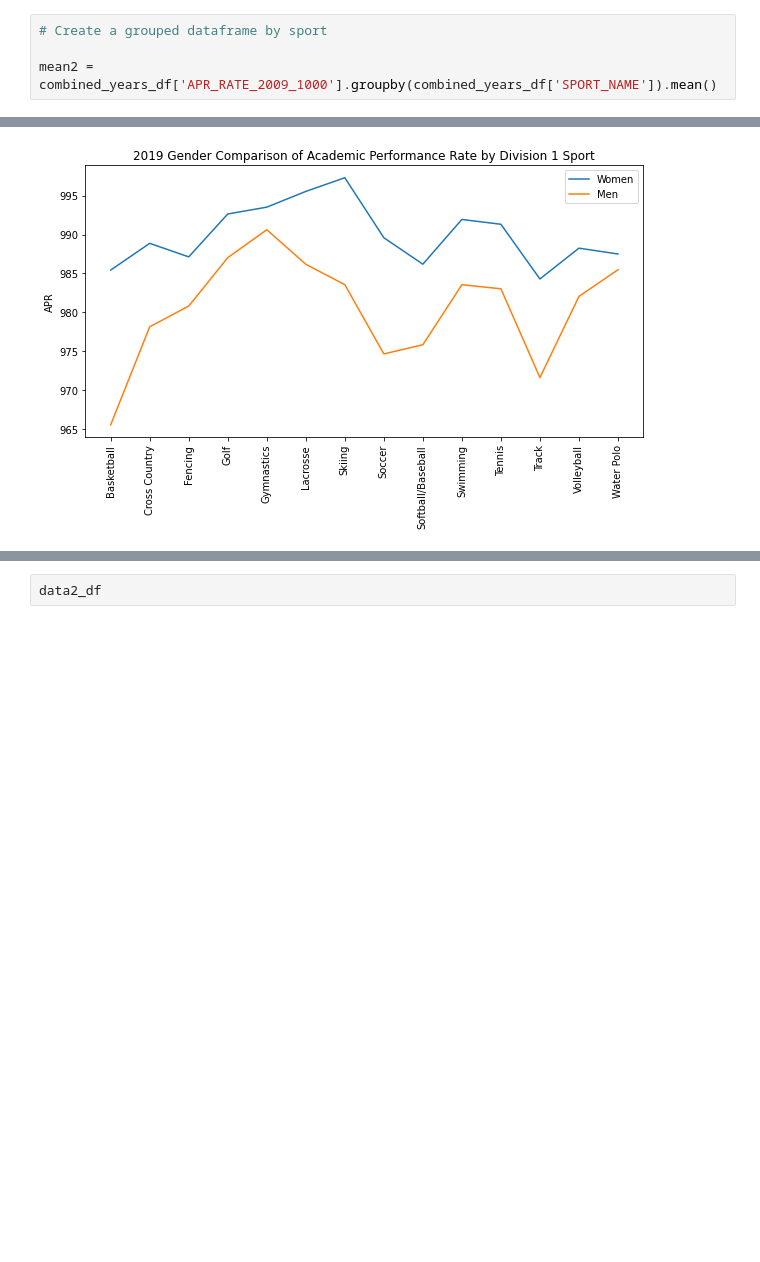
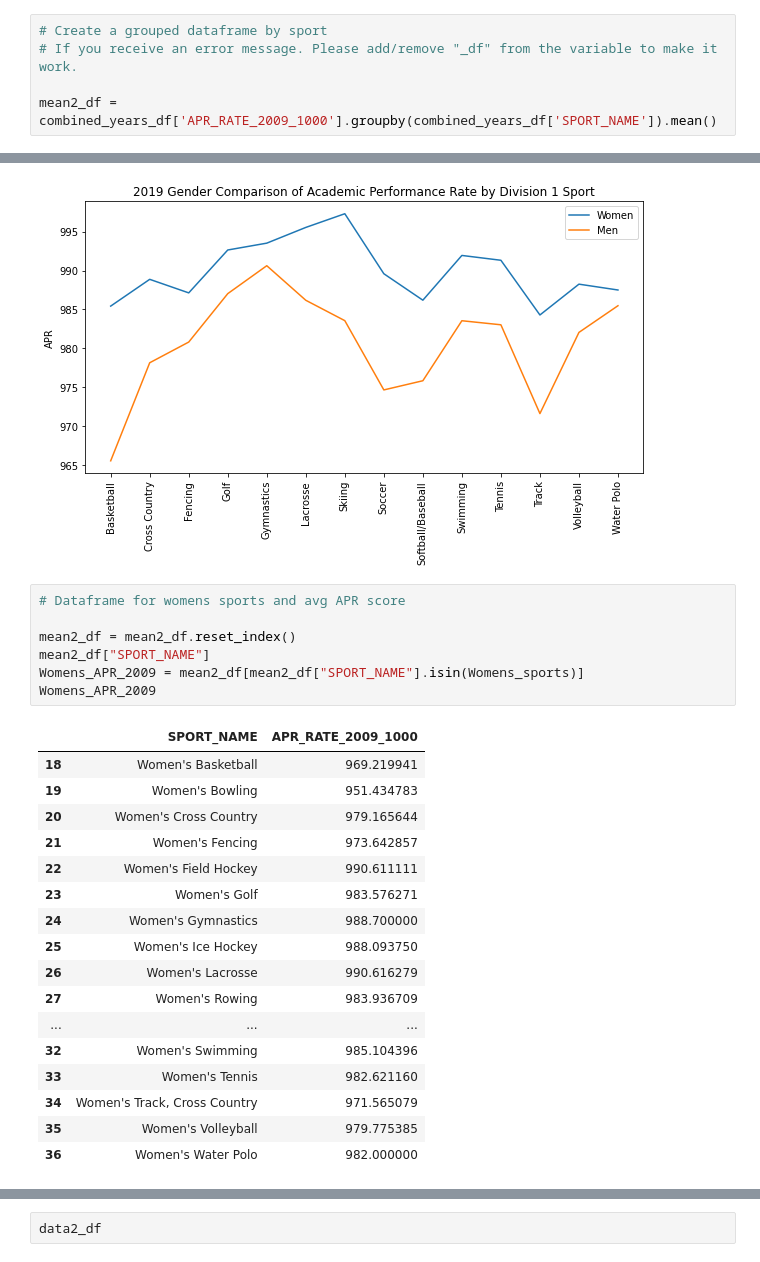
Before and after one commit to ashante112/Project1-Team2, a Jupyter notebook: Project1.ipynb, the cells around one changed output, grey strips where cells are left out. Drawn from its saved outputs; the diff is of its cells as text; blank space fills up the shorter version.

```diff
--- a/Project1.ipynb
+++ b/Project1.ipynb
@@ -70,8 +67,9 @@ plt.savefig("Images/SportComparisonAPR_bar_2019.png", dpi=None, facecolor='w', e
 [figure]
 # %%
 # Create a grouped dataframe by sport
+# If you receive an error message. Please add/remove "_df" from the variable to make it work.
 
-mean2 = combined_years_df['APR_RATE_2009_1000'].groupby(combined_years_df['SPORT_NAME']).mean()
+mean2_df = combined_years_df['APR_RATE_2009_1000'].groupby(combined_years_df['SPORT_NAME']).mean()
 # %%
 # Create a dataframe
 
@@ -206,3 +204,28 @@ plt.savefig("Images/GenderComparisonAPR_line_2019.png", dpi=None, facecolor='w',
             format=None, transparent=False, bbox_inches="tight", pad_inches=0.5, metadata=None)
 # %% [output]
 [figure]
+# %%
+# Dataframe for womens sports and avg APR score
+
+mean2_df = mean2_df.reset_index()
+mean2_df["SPORT_NAME"]
+Womens_APR_2009 = mean2_df[mean2_df["SPORT_NAME"].isin(Womens_sports)]
+Womens_APR_2009
+# %% [output]
+|  | SPORT_NAME | APR_RATE_2009_1000 |
+| 18 | Women's Basketball | 969.219941 |
+| 19 | Women's Bowling | 951.434783 |
+| 20 | Women's Cross Country | 979.165644 |
+| 21 | Women's Fencing | 973.642857 |
+| 22 | Women's Field Hockey | 990.611111 |
+| 23 | Women's Golf | 983.576271 |
+| 24 | Women's Gymnastics | 988.700000 |
+| 25 | Women's Ice Hockey | 988.093750 |
+| 26 | Women's Lacrosse | 990.616279 |
+| 27 | Women's Rowing | 983.936709 |
+| ... | ... | ... |
+| 32 | Women's Swimming | 985.104396 |
+| 33 | Women's Tennis | 982.621160 |
+| 34 | Women's Track, Cross Country | 971.565079 |
+| 35 | Women's Volleyball | 979.775385 |
+| 36 | Women's Water Polo | 982.000000 |
```
Also changed, not shown: parts of 9 cells of this notebook, 1 other file.
